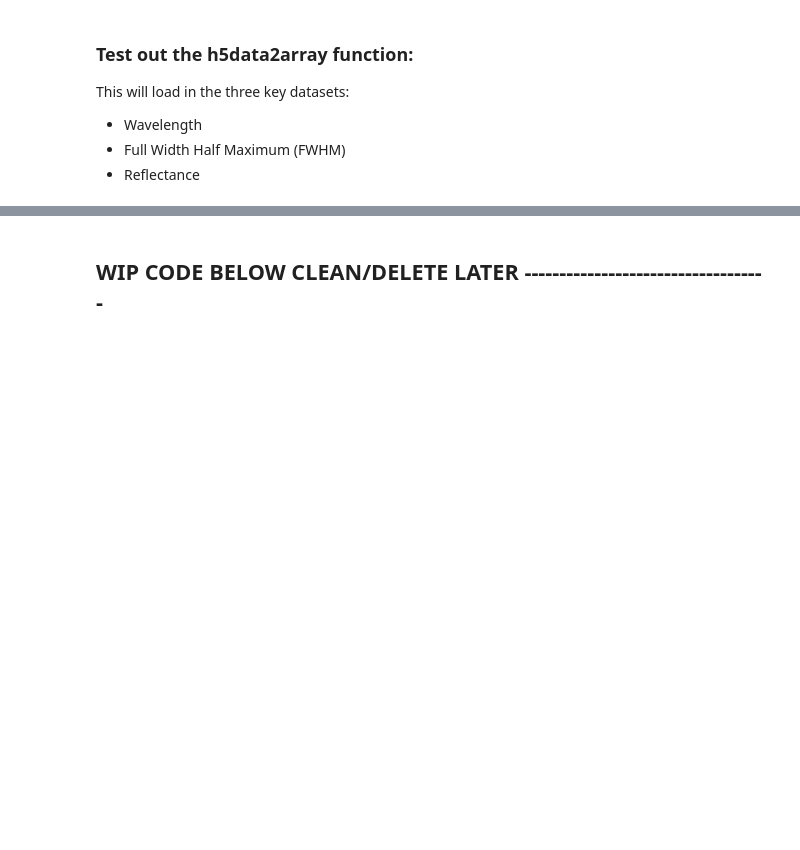
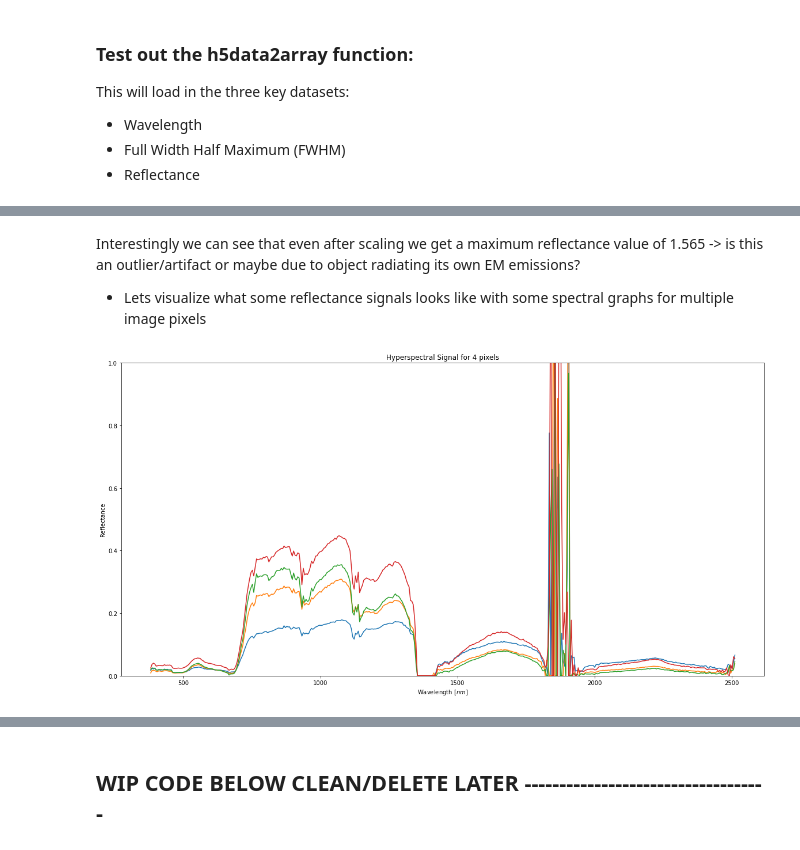
Before and after one commit to cjstewart/hyperspectral-project, a Jupyter notebook: notebooks/hyperspectral_EDA.ipynb, the cells around one changed output, grey strips where cells are left out. Drawn from its saved outputs; the diff is of its cells as text; code cells hidden in the pictures; blank space fills up the shorter version.

Commit message:
Basic functionality for image visualisation and spatial down sampling

```diff
--- a/notebooks/hyperspectral_EDA.ipynb
+++ b/notebooks/hyperspectral_EDA.ipynb
@@ -258,7 +255,7 @@ def h5data2array(data_file_path):
         refl_array[np.where(refl_array == metadata_dict['data ignore value'])] = np.nan # replace no data values with NaNs
 
     # Apply scale factor
-    refl_clean = refl_array/metadata['reflectance scale factor']
+    refl_clean = refl_array/metadata_dict['reflectance scale factor']
 
 
     # metadata
@@ -609,0 +382,20 @@ im = Image.open("NEON_D16_ABBY_DP3_552000_5071000_reflectance.h5")
+# %% [markdown]
+Interestingly we can see that even after scaling we get a maximum reflectance value of 1.565 -> is this an outlier/artifact or maybe due to object radiating its own EM emissions?
+
+- Lets visualize what some reflectance signals looks like with some spectral graphs for multiple image pixels
+# %%
+i, j = 0, 0
+#fig, ax = plt.subplots(nrows=2, ncols=2, figsize=(30, 20))
+fig, ax = plt.subplots(figsize=(20, 10))
+ax.plot(wavelength_array, refl_clean[i+50,j,:])
+ax.plot(wavelength_array, refl_clean[i,j+50,:])
+ax.plot(wavelength_array, refl_clean[i+800,j+800,:])
+ax.plot(wavelength_array, refl_clean[i+900,j+900,:])
+#ax.set_xticks(range(0, 250, 3000))
+plt.title("Hyperspectral Signal for 4 pixels") # ["+str(i)+","+str(j)+"]")
+plt.ylabel('Reflectance')
+plt.ylim((0,1))
+plt.xlabel('Wavelength [$nm$]')
+plt.show()
+# %% [output]
+[figure, added]
```
Also changed, not shown: parts of 49 cells of this notebook.
